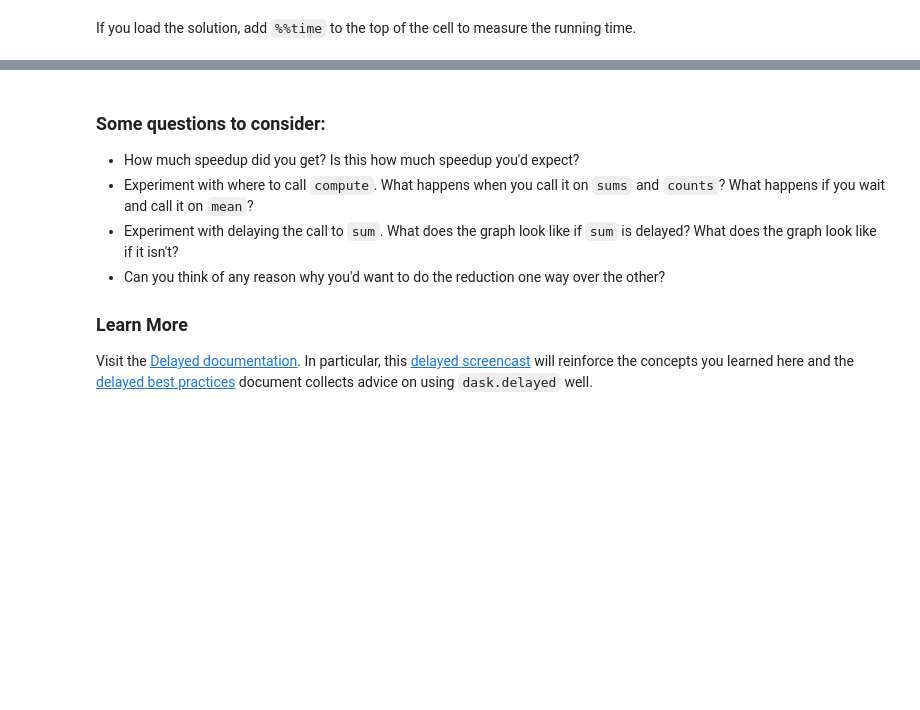
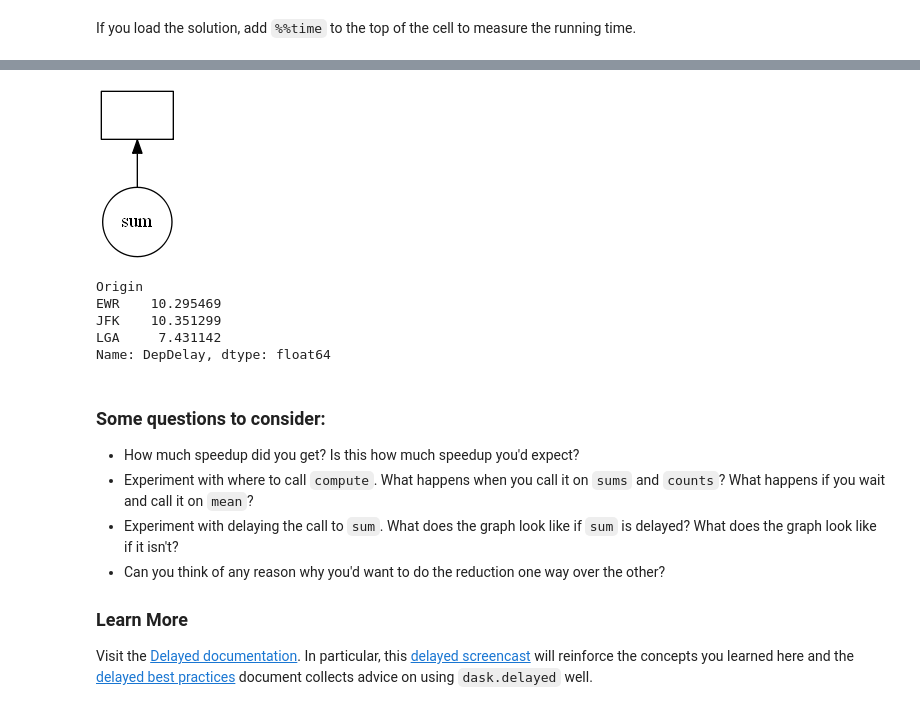
Before and after one commit to abuegho/dask-exercises, a Jupyter notebook: 01_dask.delayed.ipynb, the cells around one changed output, grey strips where cells are left out. Drawn from its saved outputs; the diff is of its cells as text; code cells hidden in the pictures; blank space fills up the shorter version.

```diff
--- a/01_dask.delayed.ipynb
+++ b/01_dask.delayed.ipynb
@@ -192,3 +207,15 @@ print(total)
 # Your parallel code here...
 # TODO: parallelize the sequential code above using dask.delayed
 # You will need to delay some functions, but not all
+
+results = []
+for x in data:
+    if is_even(x):
+        y = delayed(double)(x)
+    else:
+        y = delayed(inc)(x)
+    results.append(y)
+
+total = delayed(sum)(results)
+total.compute()
+#total.visualize()
@@ -316,10 +409,10 @@ sums = []
 counts = []
 for fn in filenames:
     # Read in file
-    df = pd.read_csv(fn)
+    df = delayed(pd.read_csv)(fn)
 
     # Groupby origin airport
-    by_origin = df.groupby('Origin')
+    by_origin = delayed(df.groupby('Origin'))
 
     # Sum of all departure delays by origin
     total = by_origin.DepDelay.sum()
@@ -332,6 +425,6 @@ for fn in filenames:
     counts.append(count)
 
 # Combine intermediates to get total mean-delay-per-origin
-total_delays = sum(sums)
-n_flights = sum(counts)
-mean = total_delays / n_flights
+total_delays = delayed(sum)(sums)
+n_flights = delayed(sum)(counts)
+mean = compute(total_delays / n_flights)
@@ -375,6 +485,16 @@ mean = total_delays / n_flights
+# %%
+total_delays.visualize()
+# %% [output]
+[figure, added]
 # %%
 # ensure the results still match
 mean
+# %% [output]
+Origin
+EWR    10.295469
+JFK    10.351299
+LGA     7.431142
+Name: DepDelay, dtype: float64
 # %% [markdown]
 ### Some questions to consider:
 
```
Also changed, not shown: parts of 20 cells of this notebook.
